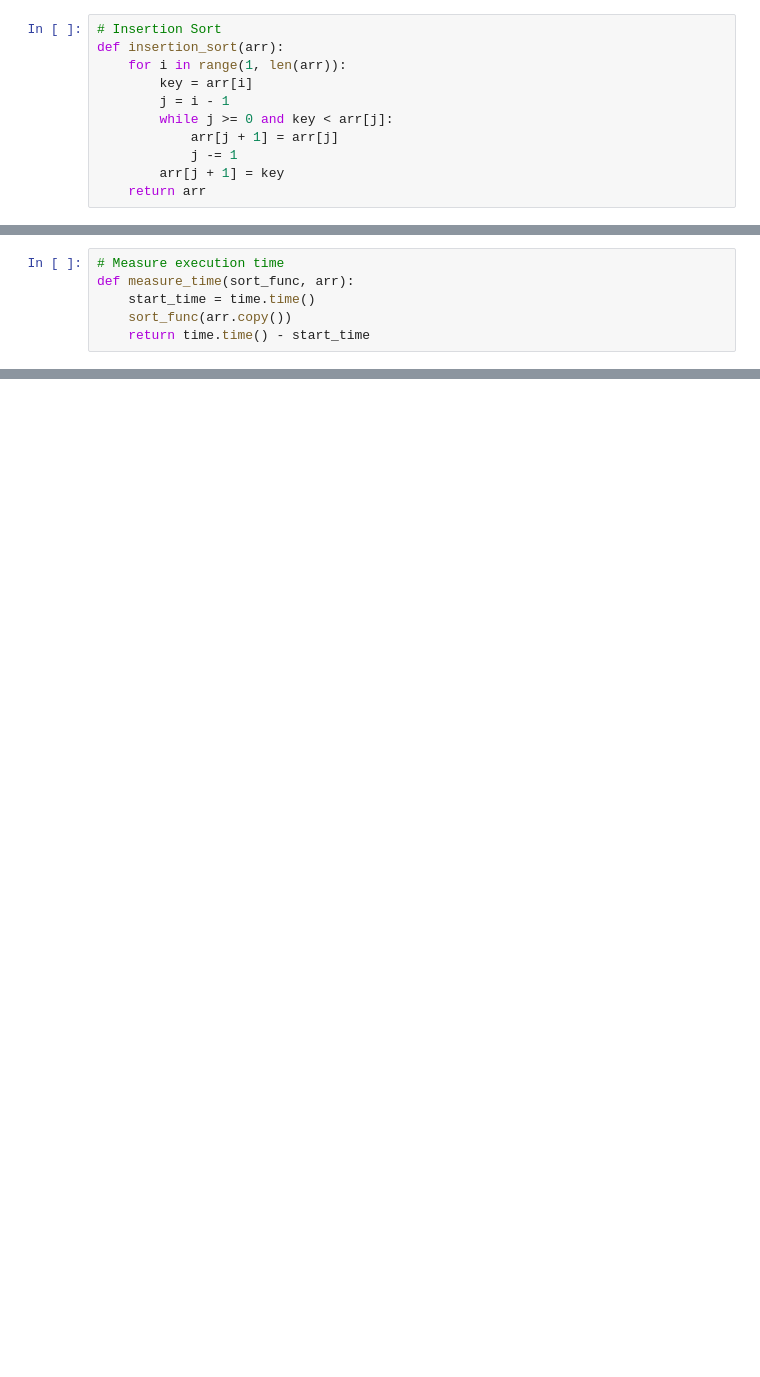
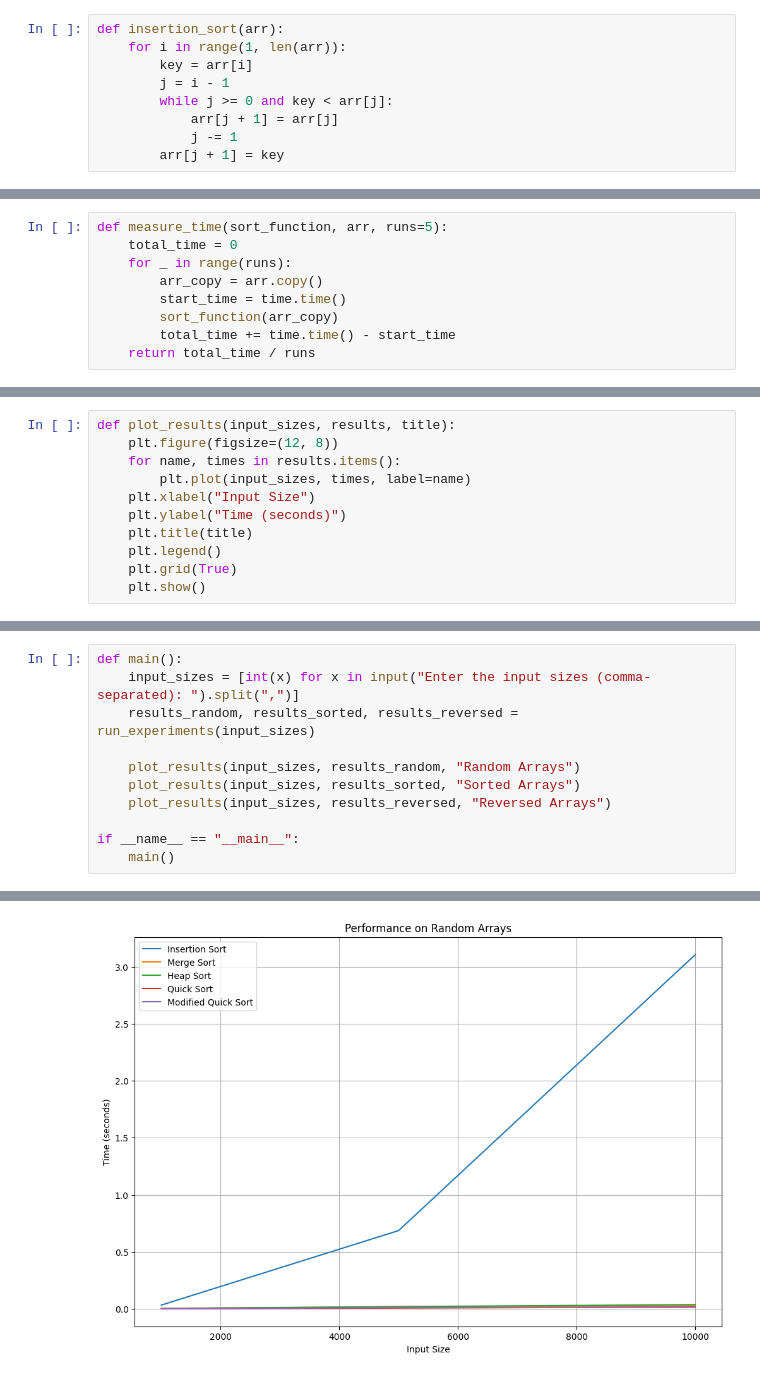
Before and after one commit to AdamNur422/ITSC-6114-DSA, a Jupyter notebook: Project1/Project1.ipynb, the cells around one changed output, grey strips where cells are left out. Cells and saved outputs as stored; diff of their text form; blank space fills up the shorter version.

```diff
--- a/Project1/Project1.ipynb
+++ b/Project1/Project1.ipynb
@@ -6,5 +13,4 @@ import numpy as np
 # %%
-# Insertion Sort
 def insertion_sort(arr):
     for i in range(1, len(arr)):
         key = arr[i]
@@ -13,5 +19,4 @@ def insertion_sort(arr):
             arr[j + 1] = arr[j]
             j -= 1
         arr[j + 1] = key
-    return arr
 # %%
@@ -116,8 +128,11 @@ def median_of_three(arr, low, high):
 def generate_random_array(size):
     return [random.randint(0, 100000) for _ in range(size)]
-# %%
-# Measure execution time
-def measure_time(sort_func, arr):
-    start_time = time.time()
-    sort_func(arr.copy())
-    return time.time() - start_time
+# %%
+def measure_time(sort_function, arr, runs=5):
+    total_time = 0
+    for _ in range(runs):
+        arr_copy = arr.copy()
+        start_time = time.time()
+        sort_function(arr_copy)
+        total_time += time.time() - start_time
+    return total_time / runs
@@ -123,0 +173,11 @@ def measure_time(sort_func, arr):
+# %%
+def plot_results(input_sizes, results, title):
+    plt.figure(figsize=(12, 8))
+    for name, times in results.items():
+        plt.plot(input_sizes, times, label=name)
+    plt.xlabel("Input Size")
+    plt.ylabel("Time (seconds)")
+    plt.title(title)
+    plt.legend()
+    plt.grid(True)
+    plt.show()
@@ -123,0 +186,12 @@ def measure_time(sort_func, arr):
+# %%
+def main():
+    input_sizes = [int(x) for x in input("Enter the input sizes (comma-separated): ").split(",")]
+    results_random, results_sorted, results_reversed = run_experiments(input_sizes)
+
+    plot_results(input_sizes, results_random, "Random Arrays")
+    plot_results(input_sizes, results_sorted, "Sorted Arrays")
+    plot_results(input_sizes, results_reversed, "Reversed Arrays")
+
+if __name__ == "__main__":
+    main()
+# %% [output]
@@ -123,0 +213 @@ def measure_time(sort_func, arr):
+[figure, added]
```
Also changed, not shown: parts of 14 cells of this notebook, 3 other files.
